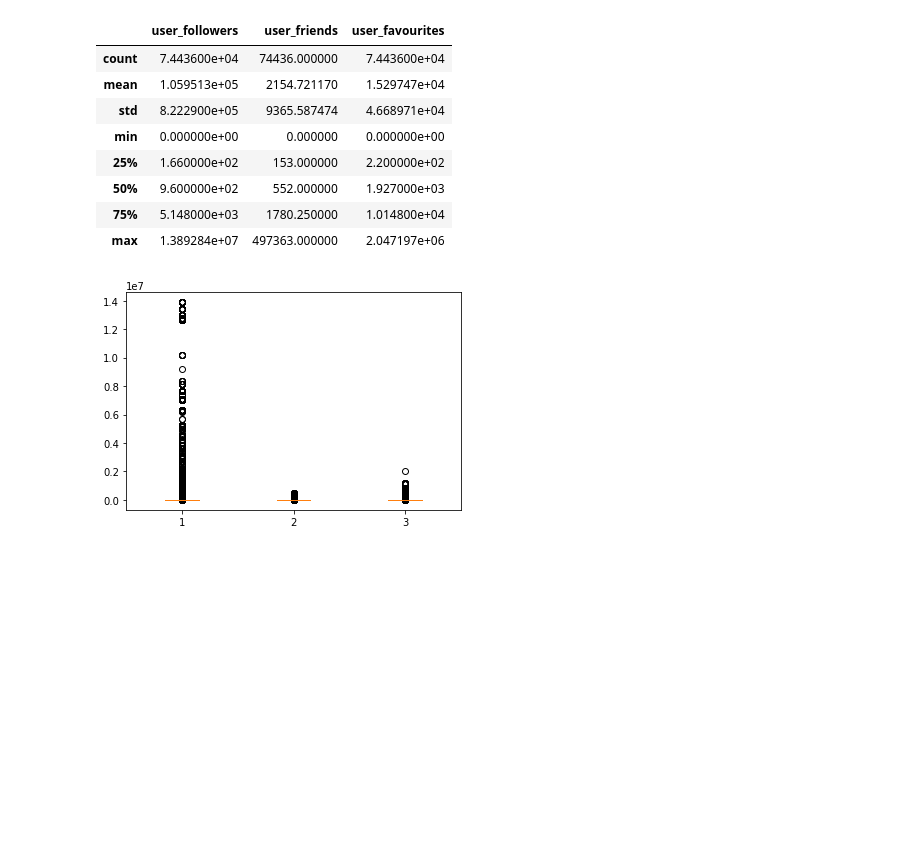
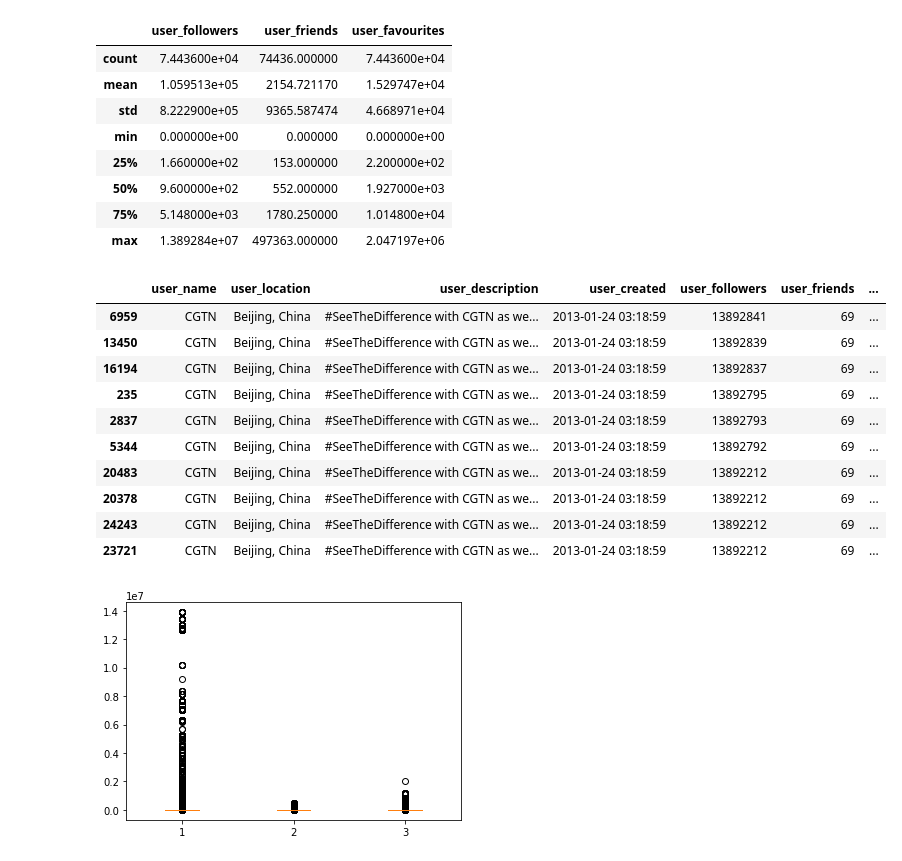
Before and after one commit to JGIOitesm/TC1002S, a Jupyter notebook: Dia 2/Actividad_Evaluable_Obtención_de_estadísticas_descriptivas.ipynb, the cells around one changed output. Cells and saved outputs as stored; diff of their text form; code cells hidden in the pictures; blank space fills up the shorter version.

```diff
--- a/Dia 2/Actividad Evaluable Obtención de estadísticas descriptivas.ipynb
+++ b/Dia 2/Actividad_Evaluable_Obtención_de_estadísticas_descriptivas.ipynb
@@ -42,6 +59,20 @@ df.describe()
 | 50% | 9.600000e+02 | 552.000000 | 1.927000e+03 |
 | 75% | 5.148000e+03 | 1780.250000 | 1.014800e+04 |
 | max | 1.389284e+07 | 497363.000000 | 2.047197e+06 |
+# %%
+df.sort_values(['user_followers'], ascending = False).head(10)
+# %% [output]
+|  | user_name | user_location | user_description | user_created | user_followers | user_friends | ... |
+| 6959 | CGTN | Beijing, China | #SeeTheDifference with CGTN as we... | 2013-01-24 03:18:59 | 13892841 | 69 | ... |
+| 13450 | CGTN | Beijing, China | #SeeTheDifference with CGTN as we... | 2013-01-24 03:18:59 | 13892839 | 69 | ... |
+| 16194 | CGTN | Beijing, China | #SeeTheDifference with CGTN as we... | 2013-01-24 03:18:59 | 13892837 | 69 | ... |
+| 235 | CGTN | Beijing, China | #SeeTheDifference with CGTN as we... | 2013-01-24 03:18:59 | 13892795 | 69 | ... |
+| 2837 | CGTN | Beijing, China | #SeeTheDifference with CGTN as we... | 2013-01-24 03:18:59 | 13892793 | 69 | ... |
+| 5344 | CGTN | Beijing, China | #SeeTheDifference with CGTN as we... | 2013-01-24 03:18:59 | 13892792 | 69 | ... |
+| 20483 | CGTN | Beijing, China | #SeeTheDifference with CGTN as we... | 2013-01-24 03:18:59 | 13892212 | 69 | ... |
+| 20378 | CGTN | Beijing, China | #SeeTheDifference with CGTN as we... | 2013-01-24 03:18:59 | 13892212 | 69 | ... |
+| 24243 | CGTN | Beijing, China | #SeeTheDifference with CGTN as we... | 2013-01-24 03:18:59 | 13892212 | 69 | ... |
+| 23721 | CGTN | Beijing, China | #SeeTheDifference with CGTN as we... | 2013-01-24 03:18:59 | 13892212 | 69 | ... |
 # %%
 plt.boxplot(df[["user_followers","user_friends","user_favourites"]])
 
```
Also changed, not shown: parts of 10 cells of this notebook, 1 other file.
